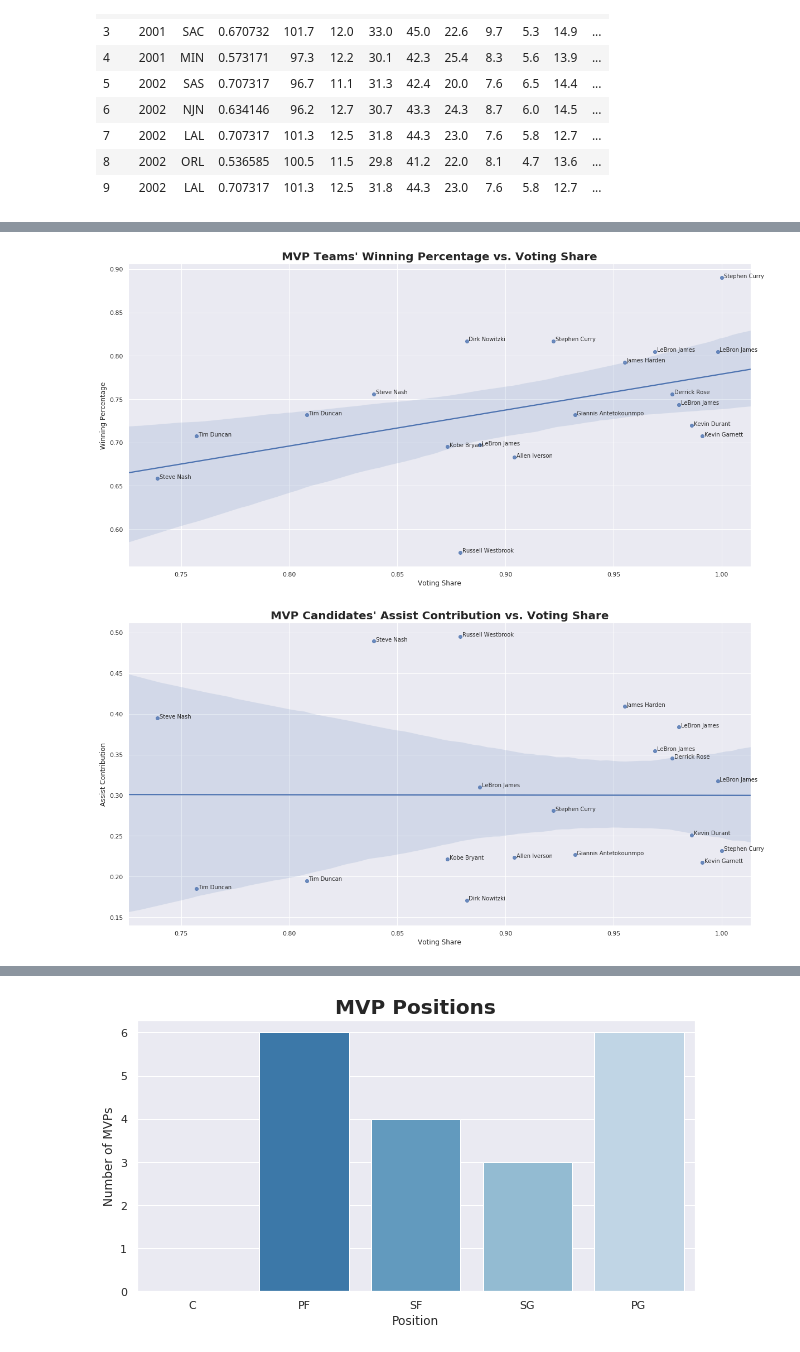
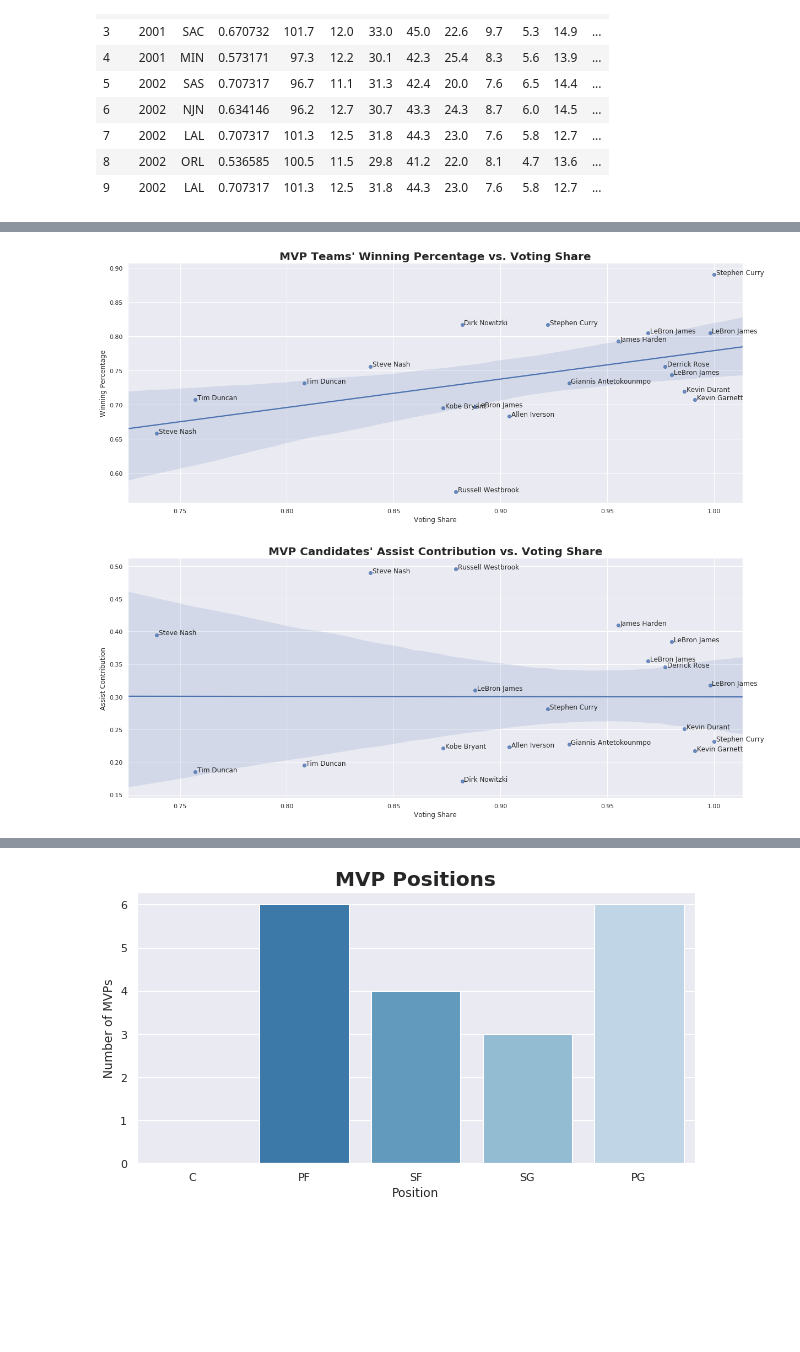
Before and after one commit to mac-austinsmith/mac-austinsmith.github.io, a Jupyter notebook: index.ipynb, the cells around one changed output, grey strips where cells are left out. Saved outputs shown, nothing was run; the diff lists cells and outputs as text; code cells hidden in the pictures; blank space fills up the shorter version.

```diff
--- a/index.ipynb
+++ b/index.ipynb
@@ -169,7 +175,7 @@ if not(os.path.isfile('PerGame.csv')):
     pg = pd.DataFrame()
     tm = pd.DataFrame()
     for year in range(2001,2020):
-        (pg, tm) = collect(votes_df[votes_df['Year'] == year]['Player'], votes[votes_df['Year'] == year]['Tm'],
+        (pg, tm) = collect(votes_df[votes_df['Year'] == year]['Player'], votes_df[votes_df['Year'] == year]['Tm'],
                            year, pg, tm)
     pg.to_csv('PerGame.csv')
     tm.to_csv('Team.csv')
@@ -251,20 +260,20 @@ plt.show()
 # %%
 wins = mvp_tm.loc[:, ['Name', 'VotingShare', 'Win_Pct']]
 
-plt.figure(figsize=(20,10))
+plt.figure(figsize=(20,8))
 p = sns.regplot(x='VotingShare',y='Win_Pct',data=wins)
 plt.title('MVP Teams\' Winning Percentage vs. Voting Share', fontweight="bold", fontsize=20)
 plt.xlabel('Voting Share')
 plt.ylabel('Winning Percentage')
 for index, row in pts.iterrows():
     plt.annotate("".join(wins['Name'][index]), xy = (wins['VotingShare'][index] + 0.001, wins['Win_Pct'][index]))
 plt.show()
 # %% [output]
-[figure, old version]
+[figure, new version]
 # %%
 ast = mvp_ctb.loc[:, ['Name', 'VotingShare', 'AST_CTB']]
 
-plt.figure(figsize=(20,10))
+plt.figure(figsize=(20,8))
 p = sns.regplot(x='VotingShare',y='AST_CTB',data=ast)
 plt.title('MVP Candidates\' Assist Contribution vs. Voting Share', fontweight="bold", fontsize=20)
 plt.xlabel('Voting Share')
@@ -273,4 +282,4 @@ for index, row in pts.iterrows():
     plt.annotate("".join(ast['Name'][index]), xy = (ast['VotingShare'][index] + 0.001, ast['AST_CTB'][index]))
 plt.show()
 # %% [output]
-[figure, old version]
+[figure, new version]
```
Also changed, not shown: parts of 23 cells of this notebook.
